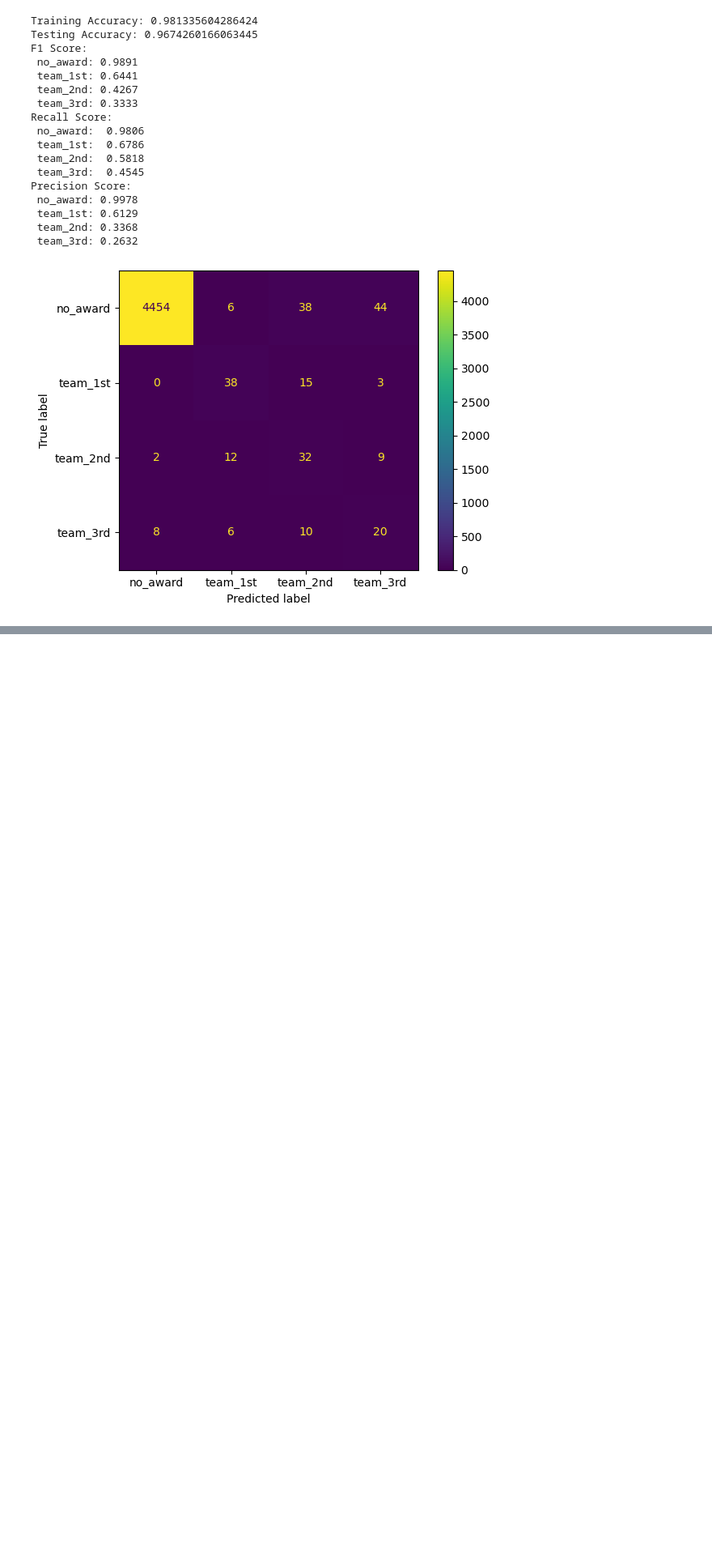
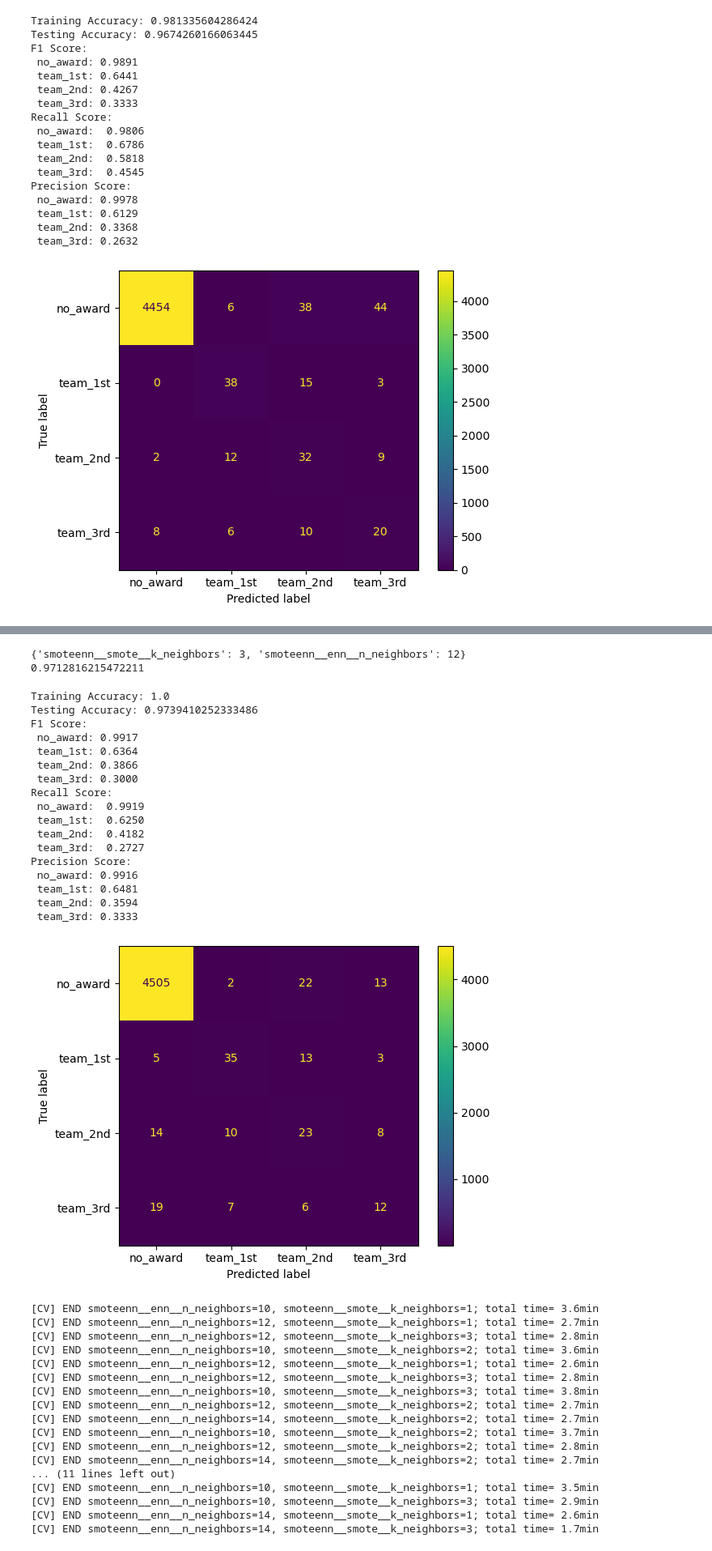
Before and after one commit to ewint814/All_NBA_Prediction, a Jupyter notebook: 03_Modeling.ipynb, the cells around one changed output, grey strips where cells are left out. Shown at 81% size. Drawn from its saved outputs; the diff is of its cells as text; code cells hidden in the pictures; blank space fills up the shorter version.

```diff
--- a/03_Modeling.ipynb
+++ b/03_Modeling.ipynb
@@ -454,0 +592,22 @@ Precision Score:
+# %%
+# A last pipeline with the use of a SMOTEENN in order to oversample the minority classes and under sample the majoroty class
+pipe_7 = Pipeline([
+    ('ss', StandardScaler()),
+    ('smoteenn', SMOTEENN(smote=smote, enn=enn, sampling_strategy='not minority', random_state=42)),
+    ('rf', RandomForestClassifier(n_estimators=225, max_depth=None, min_samples_leaf=1, max_features='sqrt', random_state=42, class_weight='balanced', criterion='gini', bootstrap=False))])
+
+params = {
+    'smoteenn__smote__k_neighbors': [1, 2, 3],
+    'smoteenn__enn__n_neighbors': [10, 12, 14]
+}
+
+grid_7 = RandomizedSearchCV(estimator = pipe_7,
+                      param_distributions=params,
+                    n_iter=9,
+                    scoring = 'f1_weighted',
+                    n_jobs=-1,
+                    cv=3,
+                    verbose=2,
+                   random_state=42)
+
+grid_7.fit(X_train, y_train)
@@ -454,0 +635,47 @@ Precision Score:
+# %%
+print(grid_7.best_params_)
+print(grid_7.best_score_)
+# %% [output]
+{'smoteenn__smote__k_neighbors': 3, 'smoteenn__enn__n_neighbors': 12}
+0.9712816215472211
+# %%
+# Predict on the test data
+pred_7 = grid_7.predict(X_test)
+
+evaluate_model(grid_7, pred_7, X_train, y_train, X_test, y_test)
+# %% [output]
+Training Accuracy: 1.0
+Testing Accuracy: 0.9739410252333486
+F1 Score:
+ no_award: 0.9917
+ team_1st: 0.6364
+ team_2nd: 0.3866
+ team_3rd: 0.3000
+Recall Score:
+ no_award:  0.9919
+ team_1st:  0.6250
+ team_2nd:  0.4182
+ team_3rd:  0.2727
+Precision Score:
+ no_award: 0.9916
+ team_1st: 0.6481
+ team_2nd: 0.3594
+ team_3rd: 0.3333
+[figure, added]
+[CV] END smoteenn__enn__n_neighbors=10, smoteenn__smote__k_neighbors=1; total time= 3.6min
+[CV] END smoteenn__enn__n_neighbors=12, smoteenn__smote__k_neighbors=1; total time= 2.7min
+[CV] END smoteenn__enn__n_neighbors=12, smoteenn__smote__k_neighbors=3; total time= 2.8min
+[CV] END smoteenn__enn__n_neighbors=10, smoteenn__smote__k_neighbors=2; total time= 3.6min
+[CV] END smoteenn__enn__n_neighbors=12, smoteenn__smote__k_neighbors=1; total time= 2.6min
+[CV] END smoteenn__enn__n_neighbors=12, smoteenn__smote__k_neighbors=3; total time= 2.8min
+[CV] END smoteenn__enn__n_neighbors=10, smoteenn__smote__k_neighbors=3; total time= 3.8min
+[CV] END smoteenn__enn__n_neighbors=12, smoteenn__smote__k_neighbors=2; total time= 2.7min
+[CV] END smoteenn__enn__n_neighbors=14, smoteenn__smote__k_neighbors=2; total time= 2.7min
+[CV] END smoteenn__enn__n_neighbors=10, smoteenn__smote__k_neighbors=2; total time= 3.7min
+[CV] END smoteenn__enn__n_neighbors=12, smoteenn__smote__k_neighbors=2; total time= 2.8min
+[CV] END smoteenn__enn__n_neighbors=14, smoteenn__smote__k_neighbors=2; total time= 2.7min
+... (11 lines left out)
+[CV] END smoteenn__enn__n_neighbors=10, smoteenn__smote__k_neighbors=1; total time= 3.5min
+[CV] END smoteenn__enn__n_neighbors=10, smoteenn__smote__k_neighbors=3; total time= 2.9min
+[CV] END smoteenn__enn__n_neighbors=14, smoteenn__smote__k_neighbors=1; total time= 2.6min
+[CV] END smoteenn__enn__n_neighbors=14, smoteenn__smote__k_neighbors=3; total time= 1.7min
```
Also changed, not shown: parts of 30 cells of this notebook, 2 other files.
